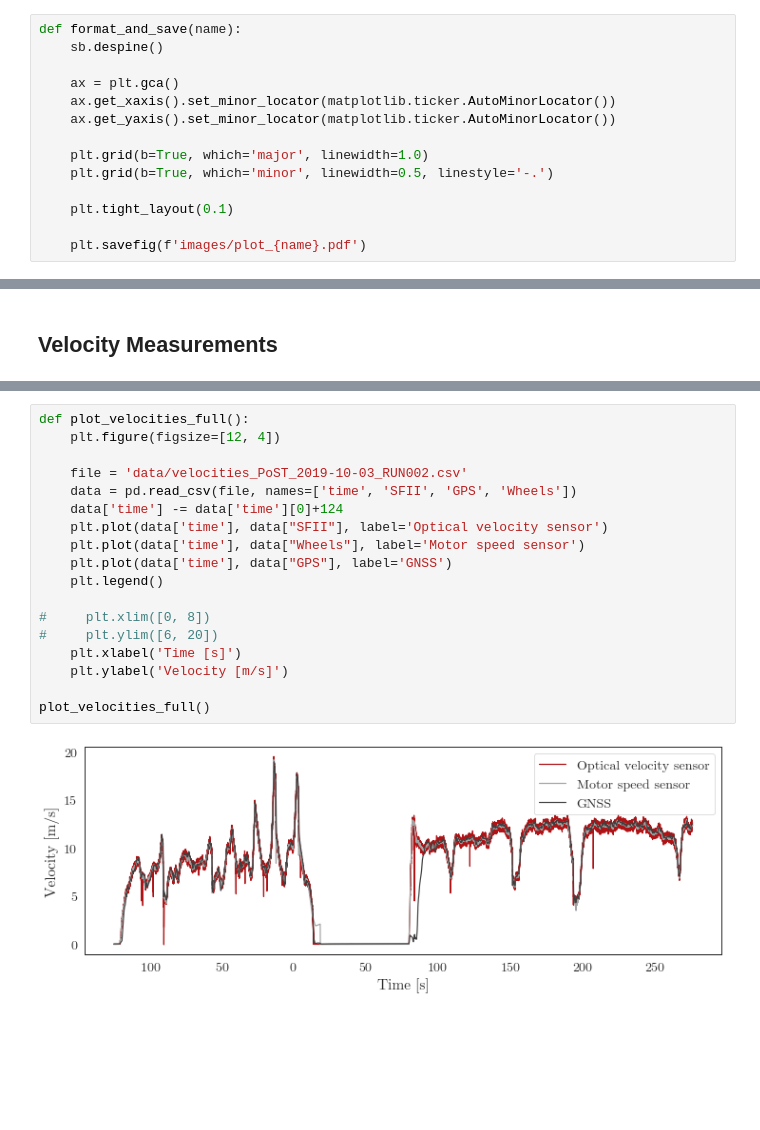
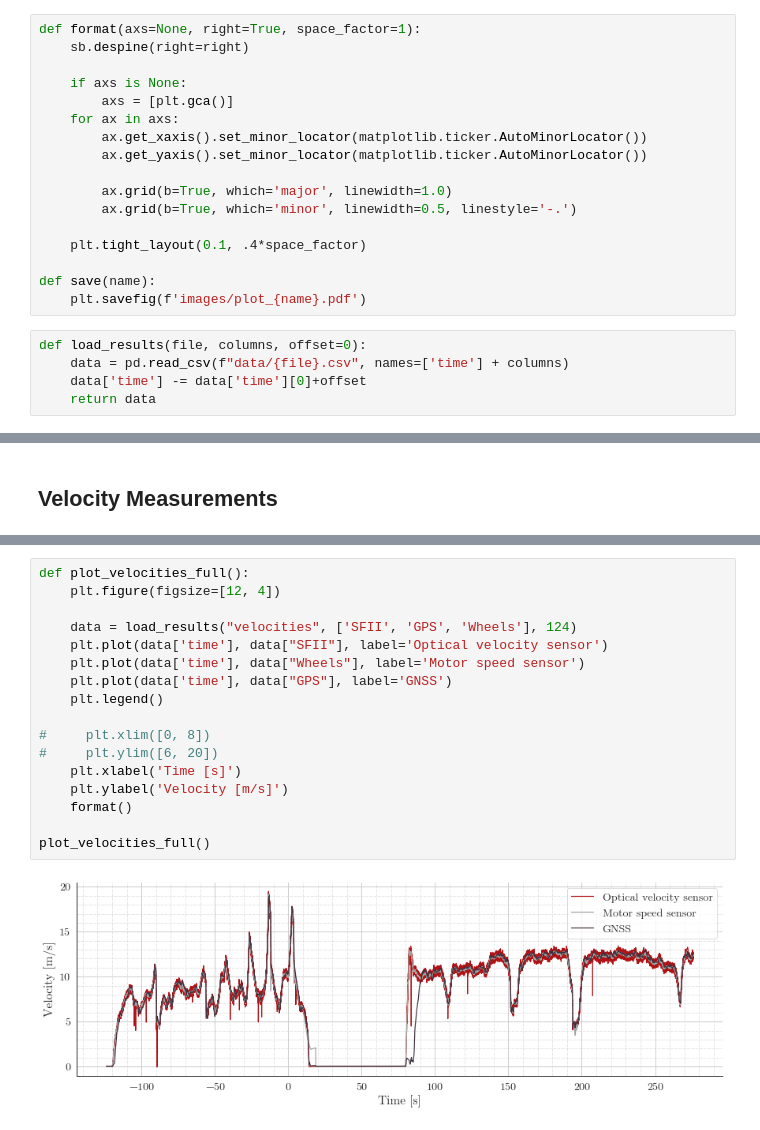
Before and after one commit to DominikStiller/dhbw-t3100, a Jupyter notebook: T3100.ipynb, the cells around one changed output, grey strips where cells are left out. Saved outputs shown, nothing was run; the diff lists cells and outputs as text; blank space fills up the shorter version.

```diff
--- a/T3100.ipynb
+++ b/T3100.ipynb
@@ -27,19 +35,27 @@ def static_vars(**kwargs):
         return func
     return decorate
 # %%
-def format_and_save(name):
-    sb.despine()
+def format(axs=None, right=True, space_factor=1):
+    sb.despine(right=right)
 
-    ax = plt.gca()
-    ax.get_xaxis().set_minor_locator(matplotlib.ticker.AutoMinorLocator())
-    ax.get_yaxis().set_minor_locator(matplotlib.ticker.AutoMinorLocator())
+    if axs is None:
+        axs = [plt.gca()]
+    for ax in axs:
+        ax.get_xaxis().set_minor_locator(matplotlib.ticker.AutoMinorLocator())
+        ax.get_yaxis().set_minor_locator(matplotlib.ticker.AutoMinorLocator())
 
-    plt.grid(b=True, which='major', linewidth=1.0)
-    plt.grid(b=True, which='minor', linewidth=0.5, linestyle='-.')
+        ax.grid(b=True, which='major', linewidth=1.0)
+        ax.grid(b=True, which='minor', linewidth=0.5, linestyle='-.')
 
-    plt.tight_layout(0.1)
+    plt.tight_layout(0.1, .4*space_factor)
 
+def save(name):
     plt.savefig(f'images/plot_{name}.pdf')
+# %%
+def load_results(file, columns, offset=0):
+    data = pd.read_csv(f"data/{file}.csv", names=['time'] + columns)
+    data['time'] -= data['time'][0]+offset
+    return data
 # %% [markdown]
 ## Outlier Types
 # %%
@@ -118,20 +139,19 @@ plot_velocities()
 # %%
 def plot_velocities_full():
     plt.figure(figsize=[12, 4])
 
-    file = 'data/velocities_PoST_2019-10-03_RUN002.csv'
-    data = pd.read_csv(file, names=['time', 'SFII', 'GPS', 'Wheels'])
-    data['time'] -= data['time'][0]+124
+    data = load_results("velocities", ['SFII', 'GPS', 'Wheels'], 124)
     plt.plot(data['time'], data["SFII"], label='Optical velocity sensor')
     plt.plot(data['time'], data["Wheels"], label='Motor speed sensor')
     plt.plot(data['time'], data["GPS"], label='GNSS')
     plt.legend()
 
 #     plt.xlim([0, 8])
 #     plt.ylim([6, 20])
     plt.xlabel('Time [s]')
     plt.ylabel('Velocity [m/s]')
+    format()
 
 plot_velocities_full()
 # %% [output]
-[figure, old version]
+[figure, new version]
```
Also changed, not shown: parts of 7 cells of this notebook, 29 other files.
